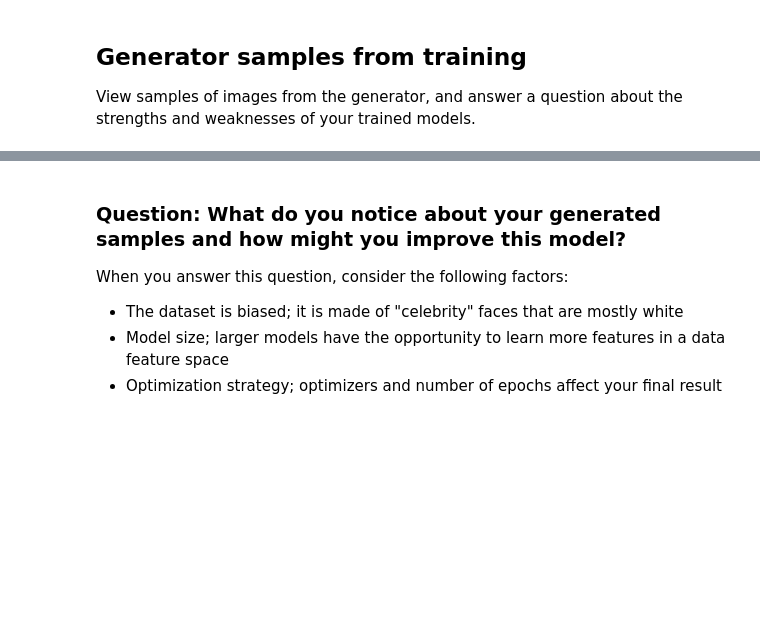
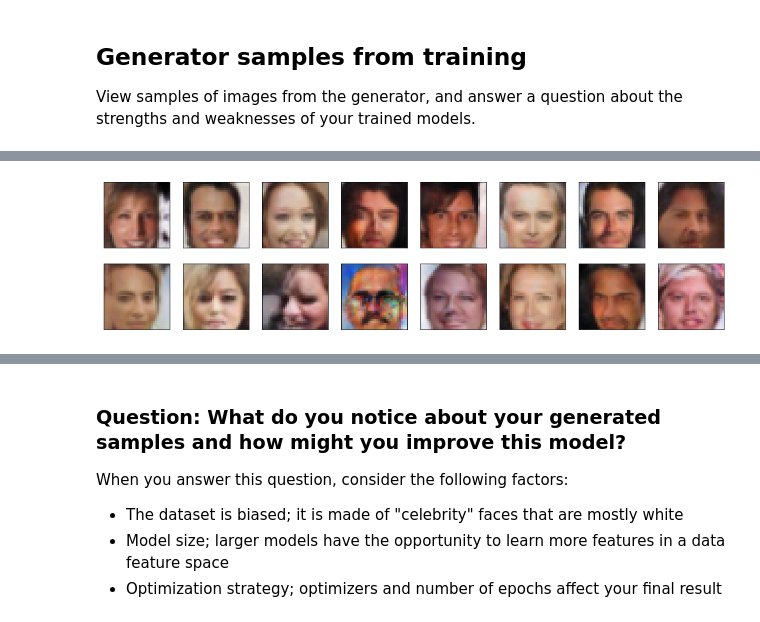
Before and after one commit to nathan-standafer/project-face-generation, a Jupyter notebook: dlnd_face_generation.ipynb, the cells around one changed output, grey strips where cells are left out. Cells and saved outputs as stored; diff of their text form; code cells hidden in the pictures; blank space fills up the shorter version.

```diff
--- a/dlnd_face_generation.ipynb
+++ b/dlnd_face_generation.ipynb
@@ -561,2 +682,6 @@ with open('train_samples.pkl', 'rb') as f:
+# %%
+_ = view_samples(39, samples)
+# %% [output]
+[figure, added]
 # %%
 _ = view_samples(-1, samples)
```
Also changed, not shown: parts of 18 cells of this notebook, 1 other file.
